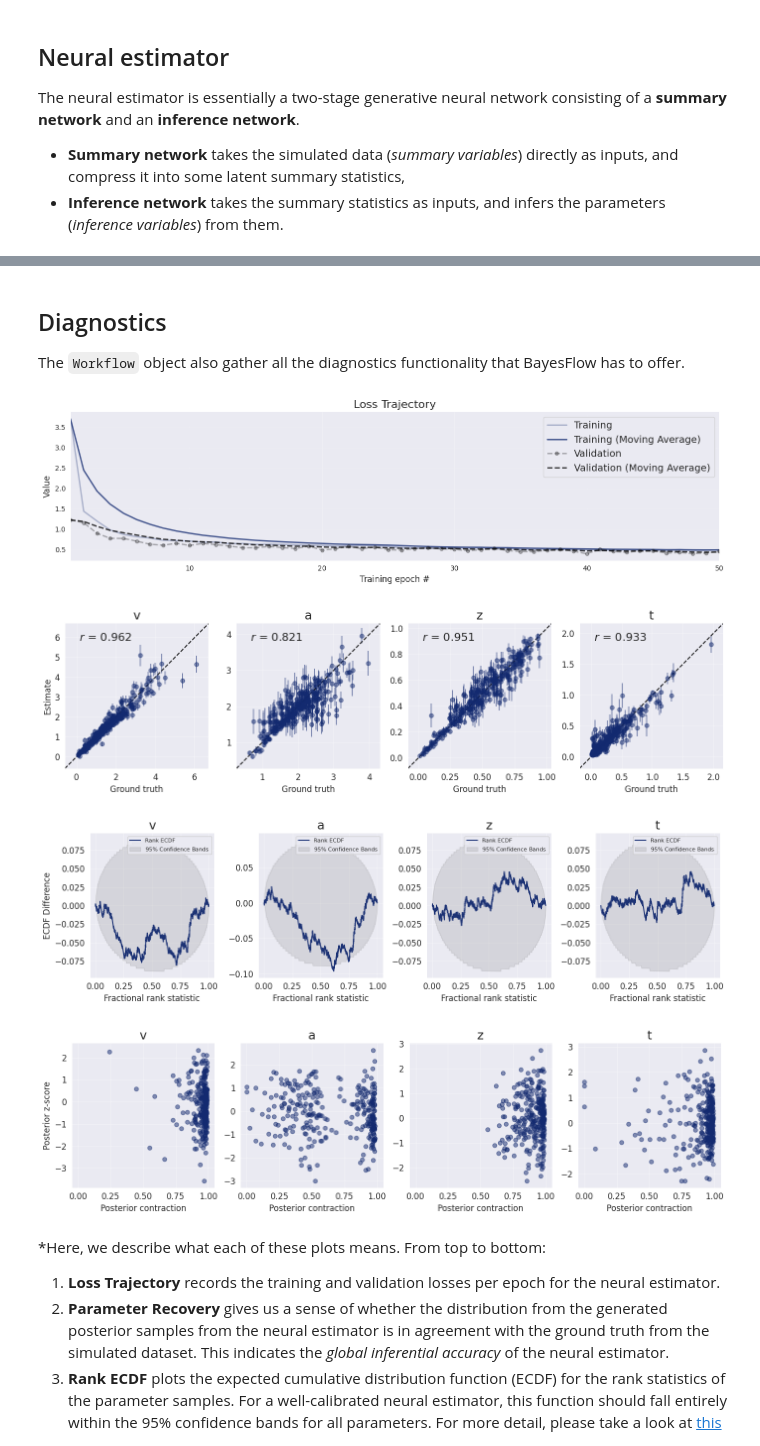
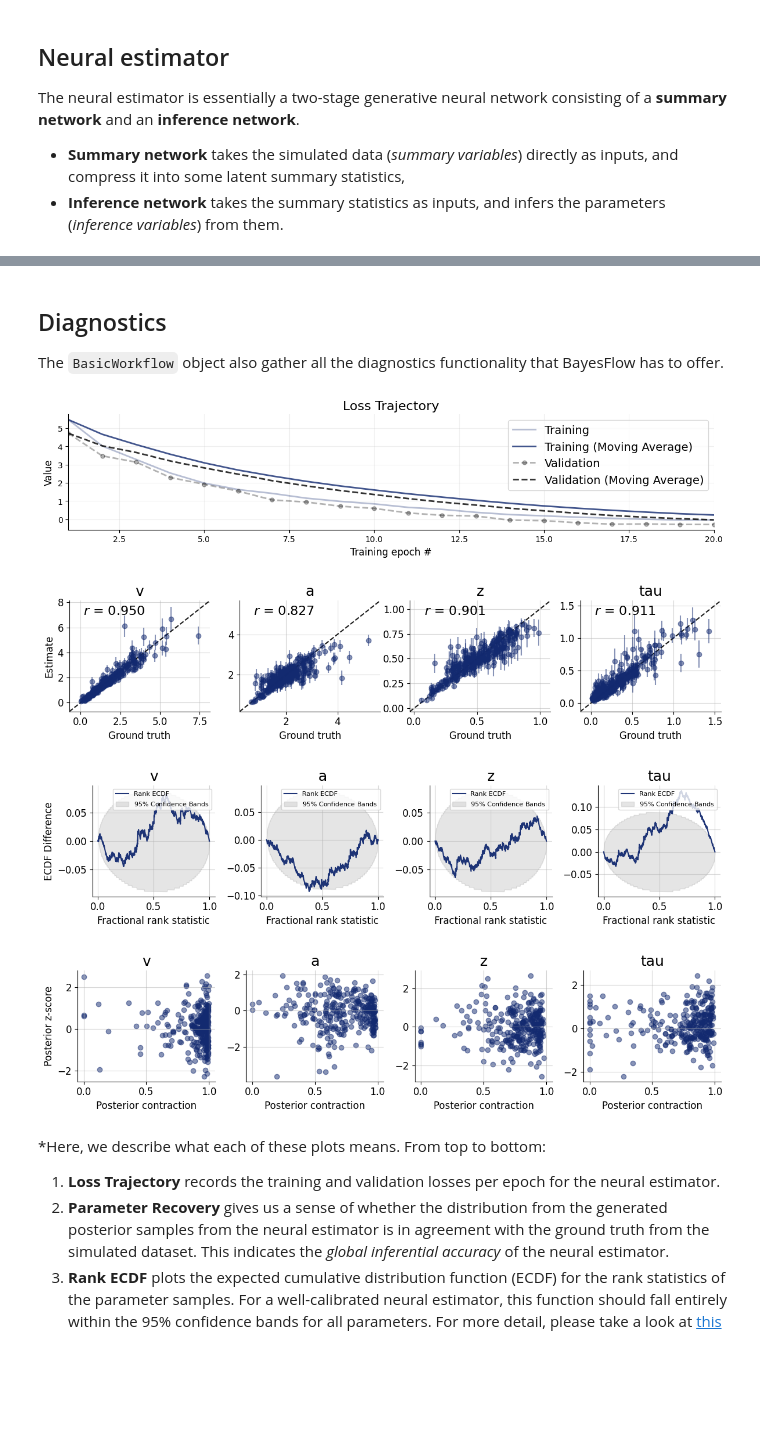
Before and after one commit to bayesflow-org/hssm-bayesflow-workshop, a Jupyter notebook: notebooks/ssms_bayesflow.ipynb, the cells around one changed output, grey strips where cells are left out. Drawn from its saved outputs; the diff is of its cells as text; code cells hidden in the pictures; blank space fills up the shorter version.

```diff
--- a/notebooks/ssms_bayesflow.ipynb
+++ b/notebooks/ssms_bayesflow.ipynb
@@ -242,5 +238,5 @@ To actually approximate the posterior distribution, we need to define a generati
 # %%
-inference_net = bf.networks.FlowMatching()
+inference_net = bf.networks.CouplingFlow(depth=2, transform="spline", permutation="orthogonal")
 # %% [markdown]
 ## Workflow
 
@@ -250,5 +246,6 @@ workflow = bf.BasicWorkflow(
     simulator=simulator,
     adapter=adapter,
     summary_network=summary_net,
-    inference_network=inference_net
+    inference_network=inference_net,
+    standardize=None
 )
@@ -267,10 +256,3 @@ Using the `BasicWorkflow` object, we can generate training data and validation d
 # %%
 training_data = workflow.simulate(5000)
 validation_data = workflow.simulate(300)
-# %%
-history = workflow.fit_offline(
-    data=training_data,
-    epochs=50,
-    batch_size=32,
-    validation_data=validation_data
-)
@@ -296,0 +259,7 @@ Epoch 50/50
+# %%
+history = workflow.fit_offline(
+    data=training_data,
+    epochs=20,
+    batch_size=32,
+    validation_data=validation_data
+)
@@ -297,20 +286,20 @@ Epoch 50/50
 # %% [markdown]
 ## Diagnostics
 
-The `Workflow` object also gather all the diagnostics functionality that BayesFlow has to offer.
+The `BasicWorkflow` object also gather all the diagnostics functionality that BayesFlow has to offer.
 # %%
 figures = workflow.plot_default_diagnostics(
-    test_data=300,
-    loss_kwargs={"figsize": (14, 4), "label_fontsize": 12},
-    recovery_kwargs={"figsize": (14, 4), "label_fontsize": 12},
-    calibration_ecdf_kwargs={"figsize": (14, 4), "legend_fontsize": 8, "difference": True, "label_fontsize": 12},
-    z_score_contraction_kwargs={"figsize": (14, 4), "label_fontsize": 12}
+    test_data=validation_data,
+    loss_kwargs={"figsize": (12, 3), "label_fontsize": 12},
+    recovery_kwargs={"figsize": (12, 3), "label_fontsize": 12},
+    calibration_ecdf_kwargs={"figsize": (12, 3), "legend_fontsize": 8, "difference": True, "label_fontsize": 12},
+    z_score_contraction_kwargs={"figsize": (12, 3), "label_fontsize": 12}
 )
 # %% [output]
-[figure, old version]
+[figure, new version]
-[figure, old version]
+[figure, new version]
-[figure, old version]
+[figure, new version]
-[figure, old version]
+[figure, new version]
 # %% [markdown]
 *Here, we describe what each of these plots means. From top to bottom:
 
```
Also changed, not shown: parts of 79 cells of this notebook.
